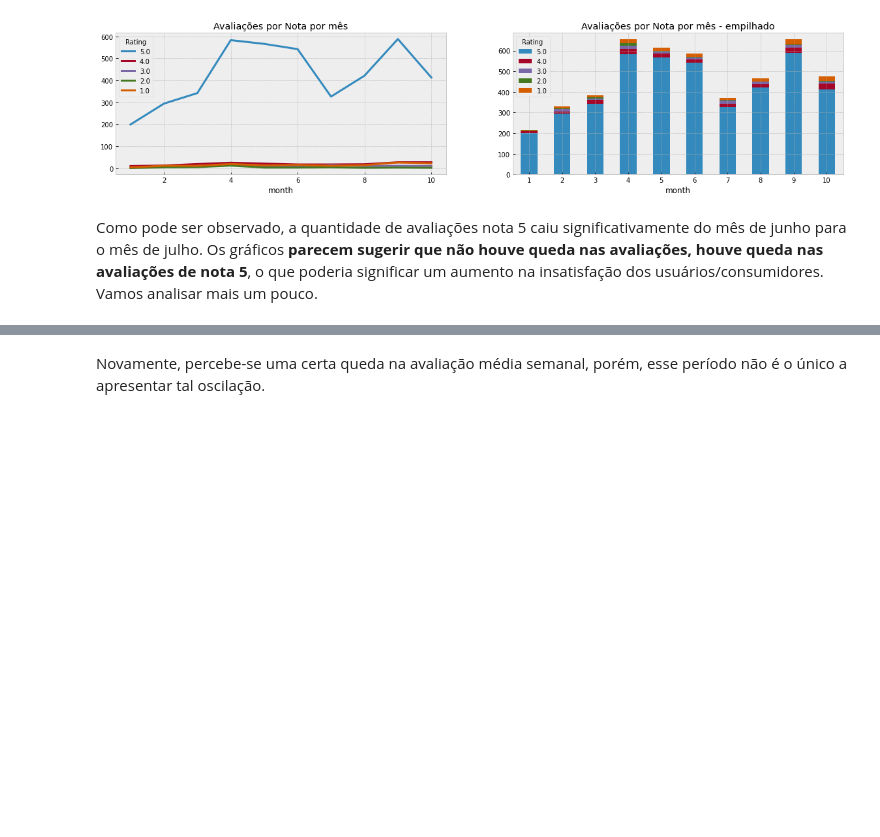
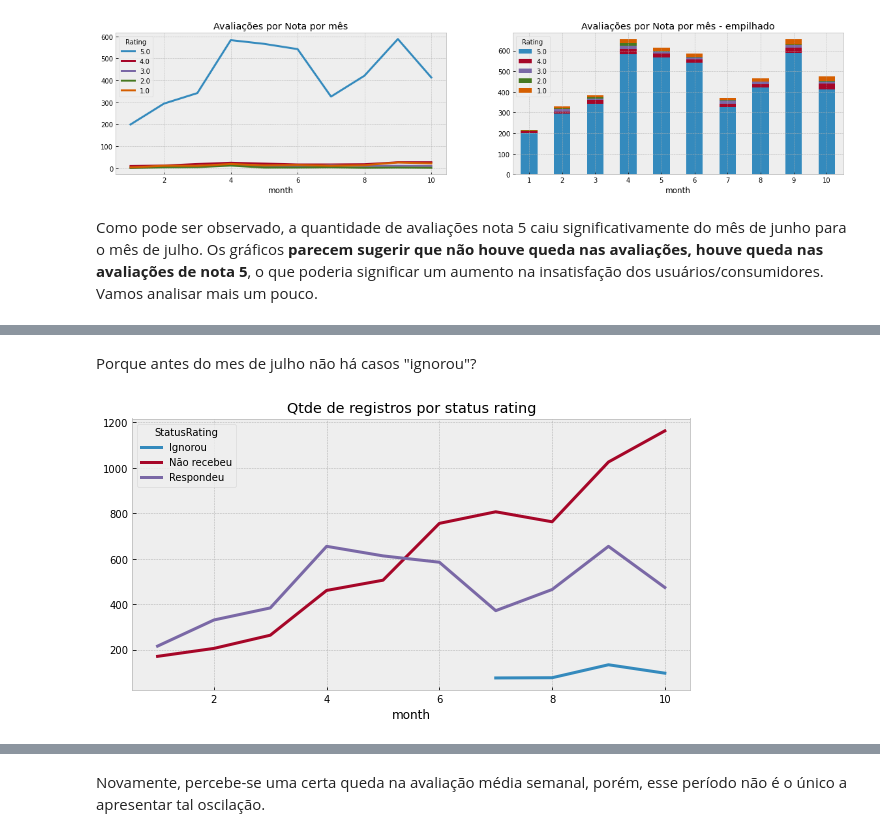
Before and after one commit to japanfelipe/challenge_ze, a Jupyter notebook: desafio I/notebooks/questao1.ipynb, the cells around one changed output, grey strips where cells are left out. Saved outputs shown, nothing was run; the diff lists cells and outputs as text; code cells hidden in the pictures; blank space fills up the shorter version.

```diff
--- a/desafio I/notebooks/questao1.ipynb
+++ b/desafio I/notebooks/questao1.ipynb
@@ -249,0 +249,9 @@ classificacao.query("month == 6 or month == 7")[['month','Rating']]
+# %% [markdown]
+Porque antes do mes de julho não há casos "ignorou"?
+# %%
+(registros_por_status_rating
+ .T
+ .plot(title='Qtde de registros por status rating', linewidth=3, figsize=(10,5))
+);
+# %% [output]
+[figure, added]
```
Also changed, not shown: parts of 28 cells of this notebook, 4 other files.
